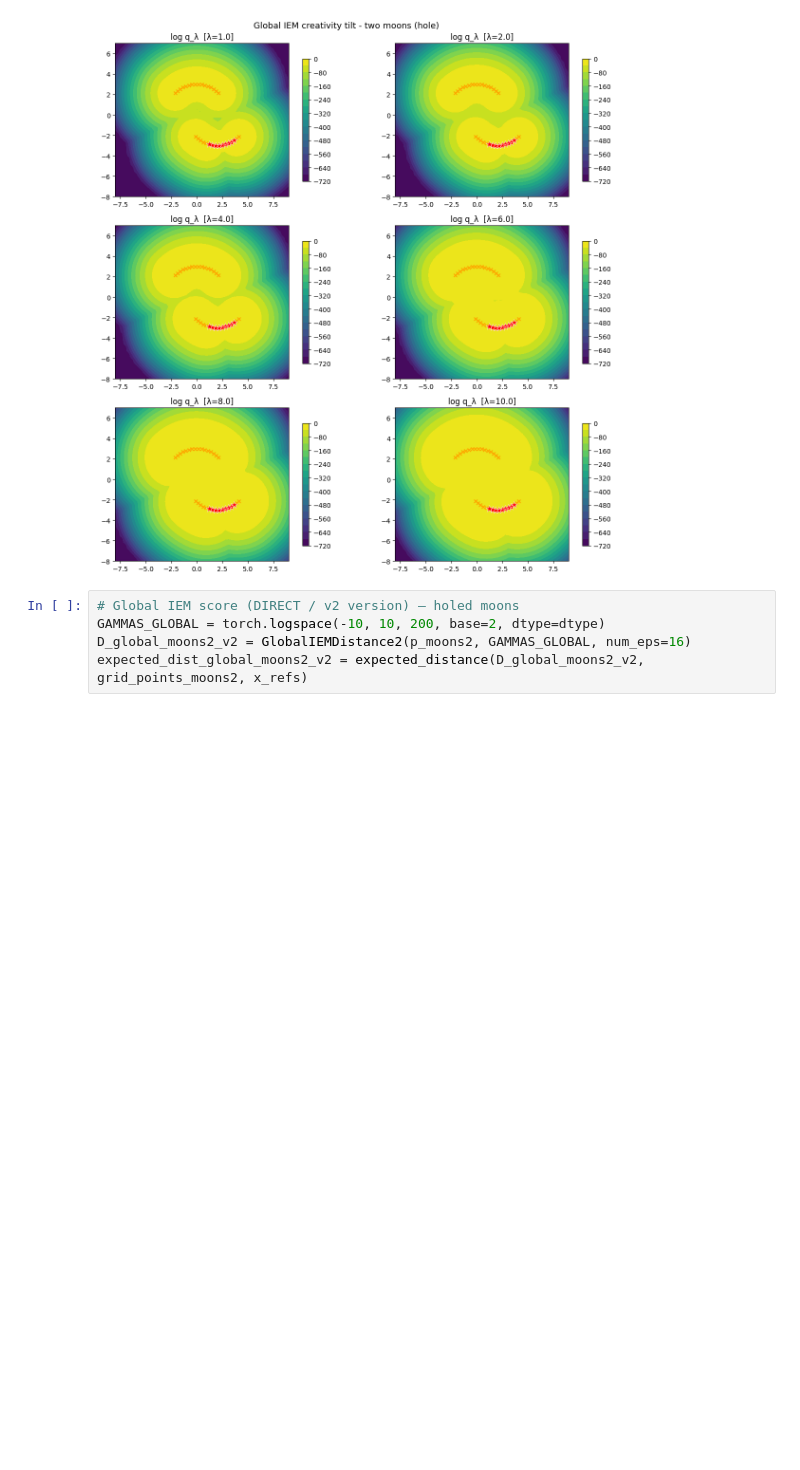
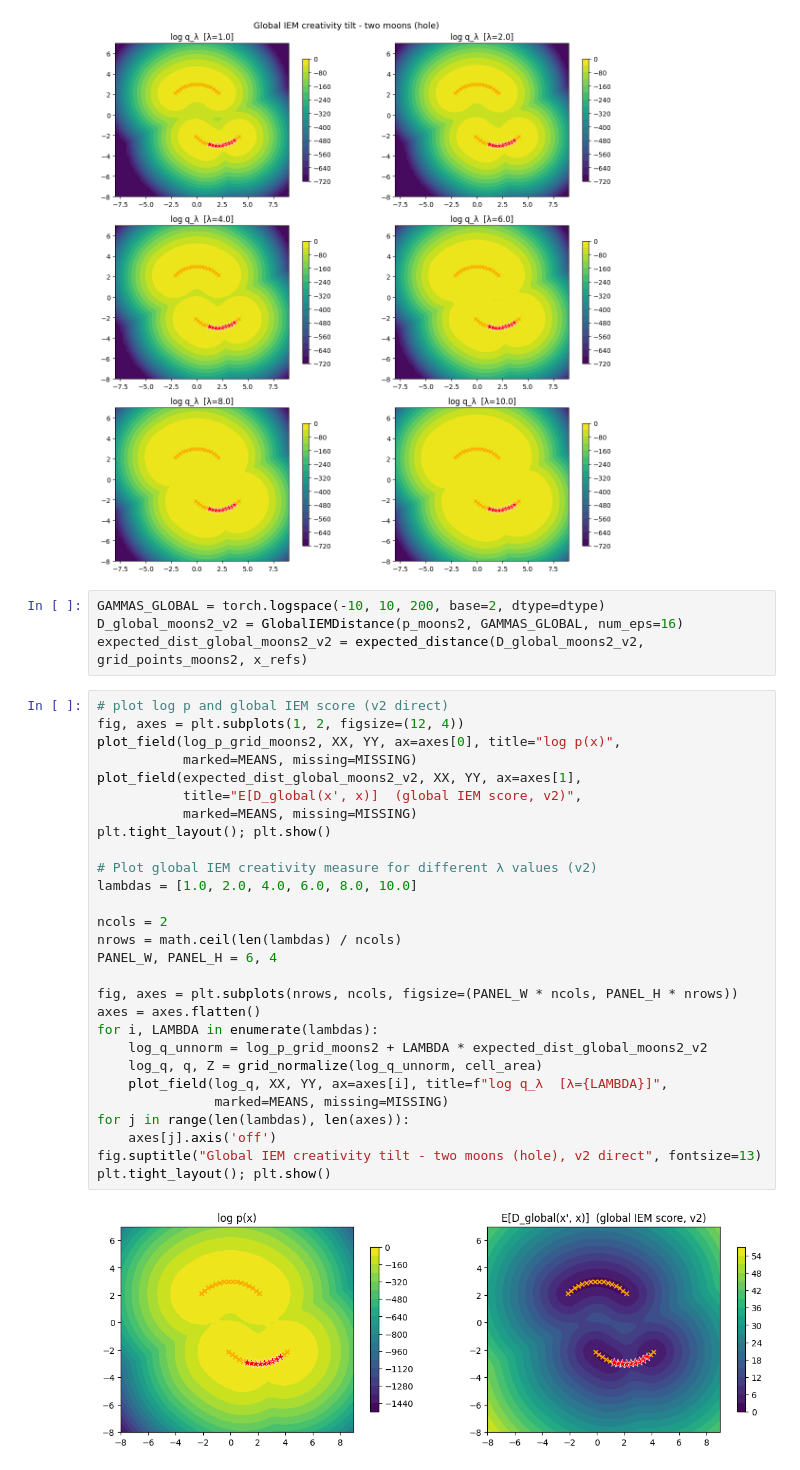
Before and after one commit to arielzoiz/creativity-measure, a Jupyter notebook: demo.ipynb, the cells around one changed output. Drawn from its saved outputs; the diff is of its cells as text; blank space fills up the shorter version.

```diff
--- a/demo.ipynb
+++ b/demo.ipynb
@@ -363,7 +365,36 @@ plt.tight_layout(); plt.show()
 [figure]
 [figure]
 # %%
-# Global IEM score (DIRECT / v2 version) — holed moons
 GAMMAS_GLOBAL = torch.logspace(-10, 10, 200, base=2, dtype=dtype)
-D_global_moons2_v2 = GlobalIEMDistance2(p_moons2, GAMMAS_GLOBAL, num_eps=16)
+D_global_moons2_v2 = GlobalIEMDistance(p_moons2, GAMMAS_GLOBAL, num_eps=16)
 expected_dist_global_moons2_v2 = expected_distance(D_global_moons2_v2, grid_points_moons2, x_refs)
+# %%
+# plot log p and global IEM score (v2 direct)
+fig, axes = plt.subplots(1, 2, figsize=(12, 4))
+plot_field(log_p_grid_moons2, XX, YY, ax=axes[0], title="log p(x)",
+           marked=MEANS, missing=MISSING)
+plot_field(expected_dist_global_moons2_v2, XX, YY, ax=axes[1],
+           title="E[D_global(x', x)]  (global IEM score, v2)",
+           marked=MEANS, missing=MISSING)
+plt.tight_layout(); plt.show()
+
+# Plot global IEM creativity measure for different λ values (v2)
+lambdas = [1.0, 2.0, 4.0, 6.0, 8.0, 10.0]
+
+ncols = 2
+nrows = math.ceil(len(lambdas) / ncols)
+PANEL_W, PANEL_H = 6, 4
+
+fig, axes = plt.subplots(nrows, ncols, figsize=(PANEL_W * ncols, PANEL_H * nrows))
+axes = axes.flatten()
+for i, LAMBDA in enumerate(lambdas):
+    log_q_unnorm = log_p_grid_moons2 + LAMBDA * expected_dist_global_moons2_v2
+    log_q, q, Z = grid_normalize(log_q_unnorm, cell_area)
+    plot_field(log_q, XX, YY, ax=axes[i], title=f"log q_λ  [λ={LAMBDA}]",
+               marked=MEANS, missing=MISSING)
+for j in range(len(lambdas), len(axes)):
+    axes[j].axis('off')
+fig.suptitle("Global IEM creativity tilt - two moons (hole), v2 direct", fontsize=13)
+plt.tight_layout(); plt.show()
+# %% [output]
+[figure, added]
```
Also changed, not shown: parts of 2 cells of this notebook.
